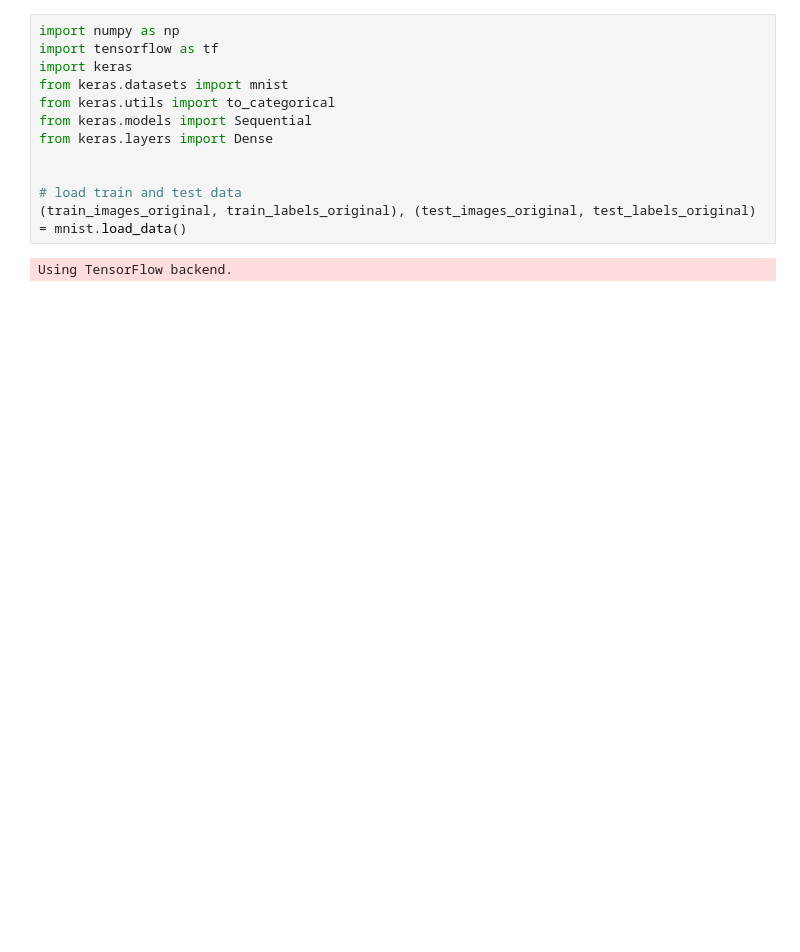
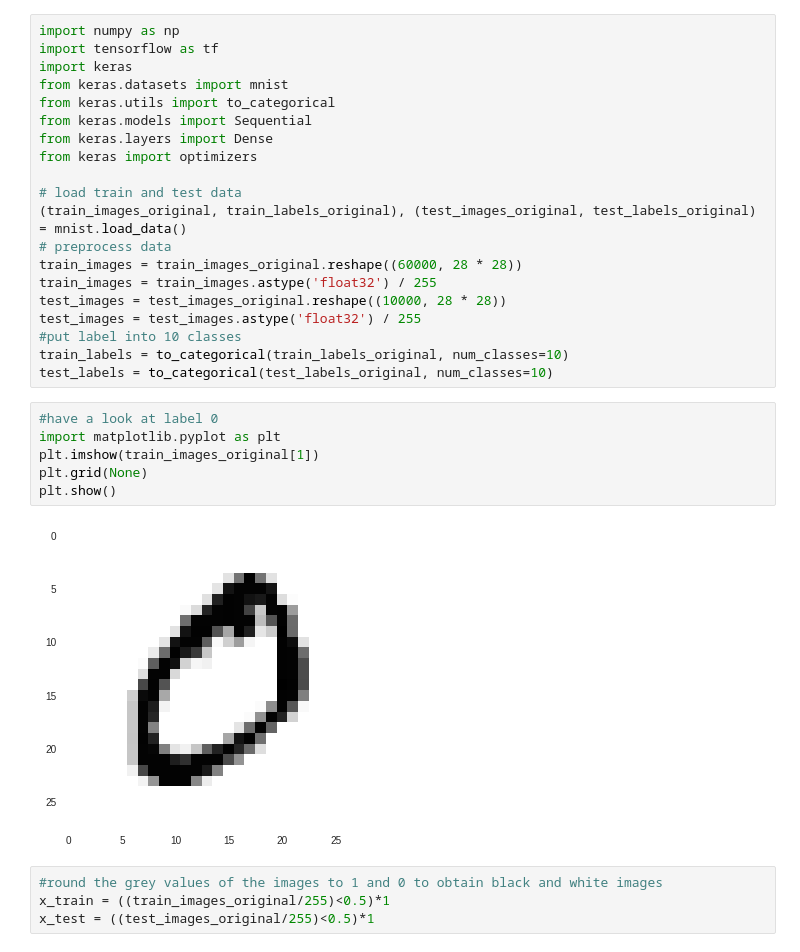
Before and after one commit to shirleyzz/cap5610_machineleanrning, a Jupyter notebook: HW5.ipynb, the cells around one changed output. Cells and saved outputs as stored; diff of their text form; blank space fills up the shorter version.

```diff
--- a/HW5.ipynb
+++ b/HW5.ipynb
@@ -8,9 +8,27 @@ from keras.datasets import mnist
 from keras.utils import to_categorical
 from keras.models import Sequential
 from keras.layers import Dense
-
+from keras import optimizers
 
 # load train and test data
 (train_images_original, train_labels_original), (test_images_original, test_labels_original) = mnist.load_data()
+# preprocess data
+train_images = train_images_original.reshape((60000, 28 * 28))
+train_images = train_images.astype('float32') / 255
+test_images = test_images_original.reshape((10000, 28 * 28))
+test_images = test_images.astype('float32') / 255
+#put label into 10 classes
+train_labels = to_categorical(train_labels_original, num_classes=10)
+test_labels = to_categorical(test_labels_original, num_classes=10)
-# %% [output]
-Using TensorFlow backend.
+# %%
+#have a look at label 0
+import matplotlib.pyplot as plt
+plt.imshow(train_images_original[1])
+plt.grid(None)
+plt.show()
+# %% [output]
+[figure, added]
+# %%
+#round the grey values of the images to 1 and 0 to obtain black and white images
+x_train = ((train_images_original/255)<0.5)*1
+x_test = ((test_images_original/255)<0.5)*1
```
Also changed, not shown: parts of 16 cells of this notebook.
